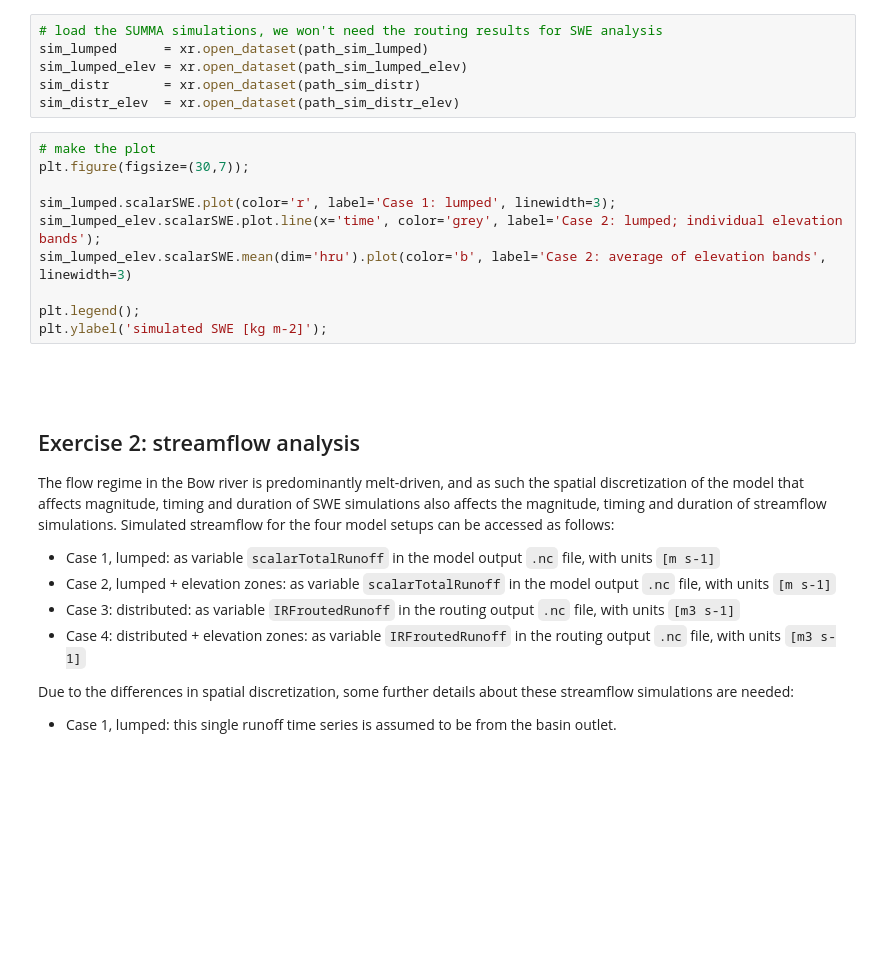
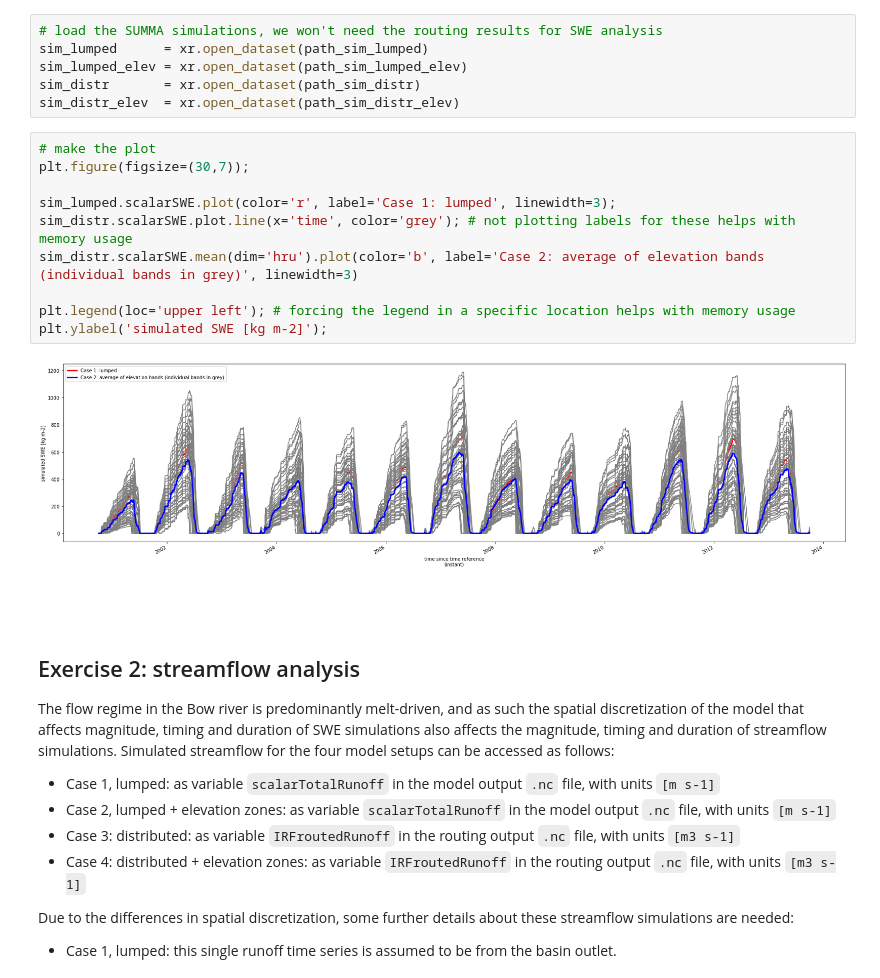
Before and after one commit to CH-Earth/pbhmCourse_student, a Jupyter notebook: 2_process_based_modelling/2c_bow_river_above_banff.ipynb, the cells around one changed output. Saved outputs shown, nothing was run; the diff lists cells and outputs as text; blank space fills up the shorter version.

Commit message:
updated bow at banff with examples to limit memory usage

```diff
--- a/2_process_based_modelling/2c_bow_river_above_banff.ipynb
+++ b/2_process_based_modelling/2c_bow_river_above_banff.ipynb
@@ -202,13 +202,15 @@ sim_distr_elev  = xr.open_dataset(path_sim_distr_elev)
 # %%
 # make the plot
 plt.figure(figsize=(30,7));
 
 sim_lumped.scalarSWE.plot(color='r', label='Case 1: lumped', linewidth=3);
-sim_lumped_elev.scalarSWE.plot.line(x='time', color='grey', label='Case 2: lumped; individual elevation bands');
-sim_lumped_elev.scalarSWE.mean(dim='hru').plot(color='b', label='Case 2: average of elevation bands', linewidth=3)
+sim_distr.scalarSWE.plot.line(x='time', color='grey'); # not plotting labels for these helps with memory usage
+sim_distr.scalarSWE.mean(dim='hru').plot(color='b', label='Case 2: average of elevation bands (individual bands in grey)', linewidth=3)
 
-plt.legend();
+plt.legend(loc='upper left'); # forcing the legend in a specific location helps with memory usage
 plt.ylabel('simulated SWE [kg m-2]');
+# %% [output]
+[figure, added]
 # %% [markdown]
 <br>
 <br>
```
